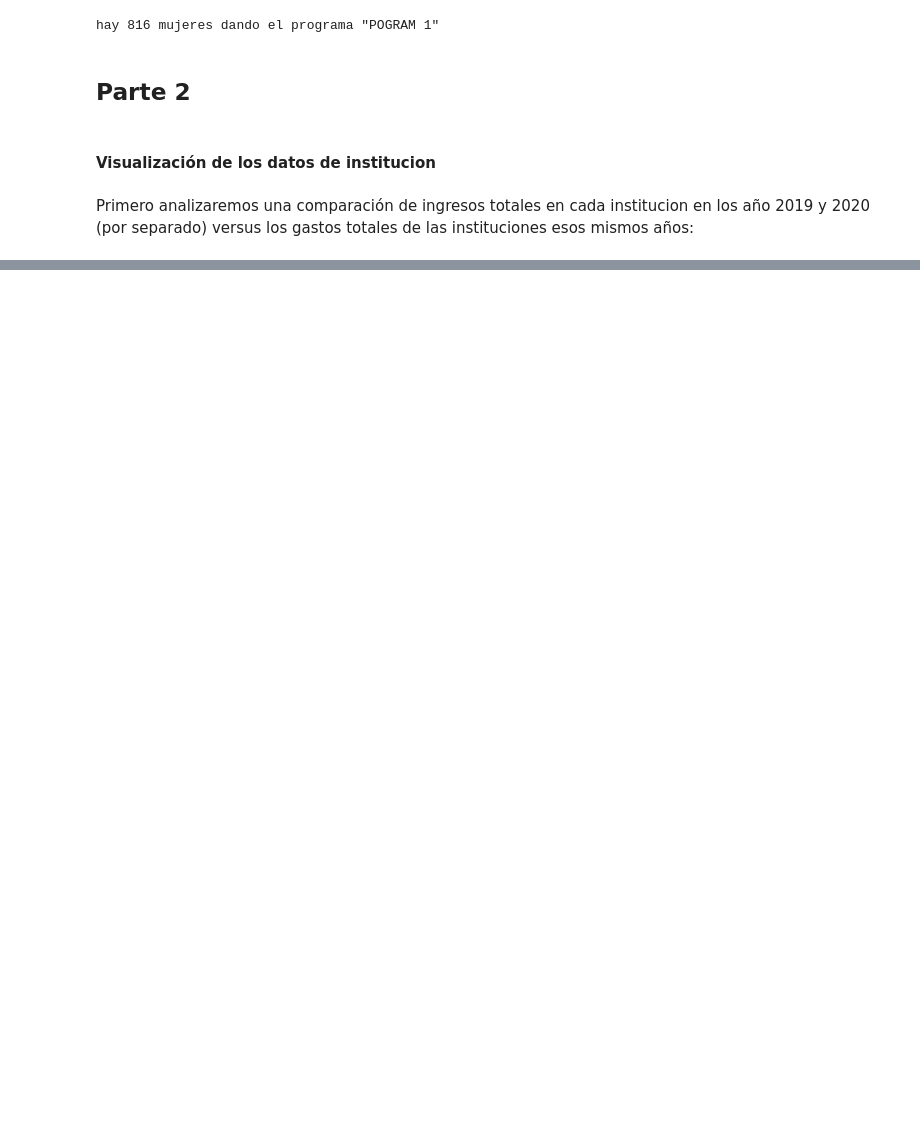
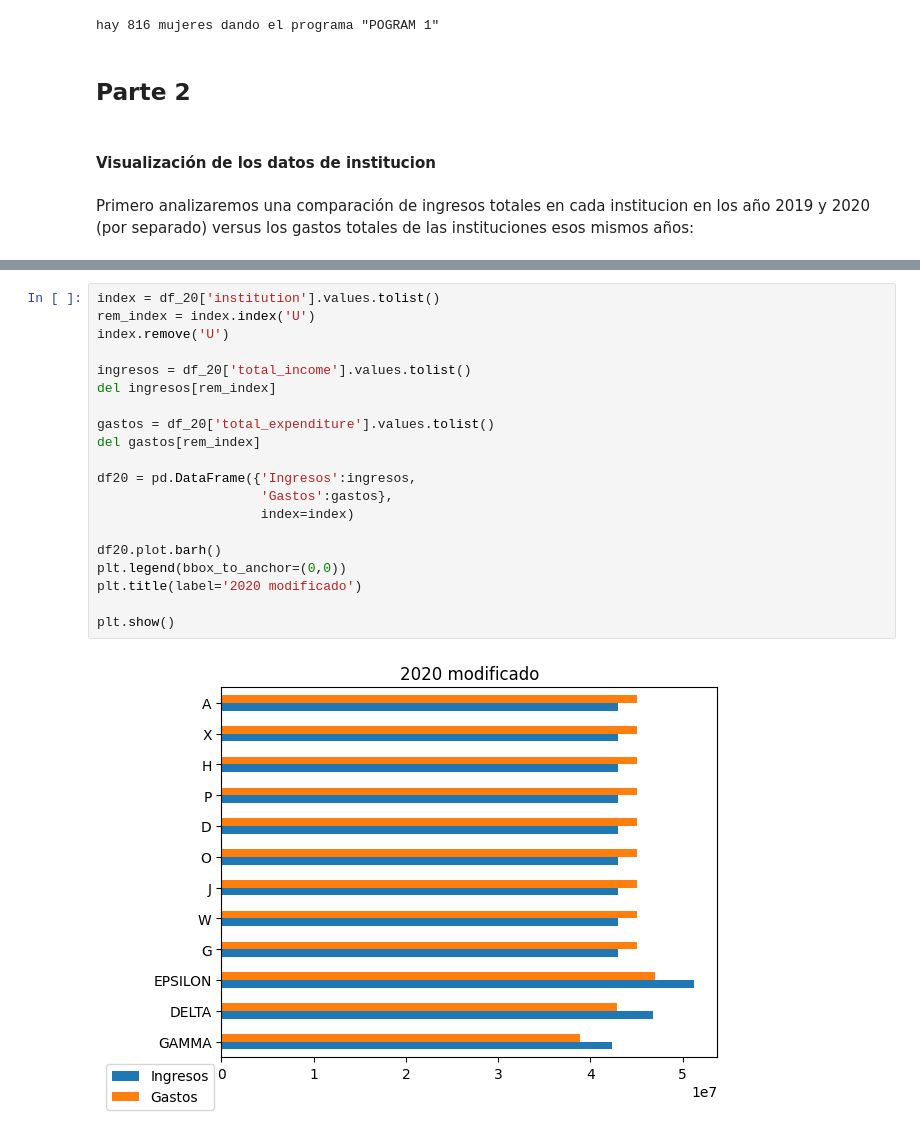
Before and after one commit to CrisCL20/Desafio-DataVisualization, a Jupyter notebook: src/resolucion.ipynb, the cells around one changed output, grey strips where cells are left out. Cells and saved outputs as stored; diff of their text form; blank space fills up the shorter version.

```diff
--- a/src/resolucion.ipynb
+++ b/src/resolucion.ipynb
@@ -117,0 +130,22 @@ df_20 = temp.loc[(temp['year']==2020)]
+# %%
+index = df_20['institution'].values.tolist()
+rem_index = index.index('U')
+index.remove('U')
+
+ingresos = df_20['total_income'].values.tolist()
+del ingresos[rem_index]
+
+gastos = df_20['total_expenditure'].values.tolist()
+del gastos[rem_index]
+
+df20 = pd.DataFrame({'Ingresos':ingresos,
+                     'Gastos':gastos},
+                     index=index)
+
+df20.plot.barh()
+plt.legend(bbox_to_anchor=(0,0))
+plt.title(label='2020 modificado')
+
+plt.show()
+# %% [output]
+[figure, added]
```
Also changed, not shown: parts of 7 cells of this notebook.
